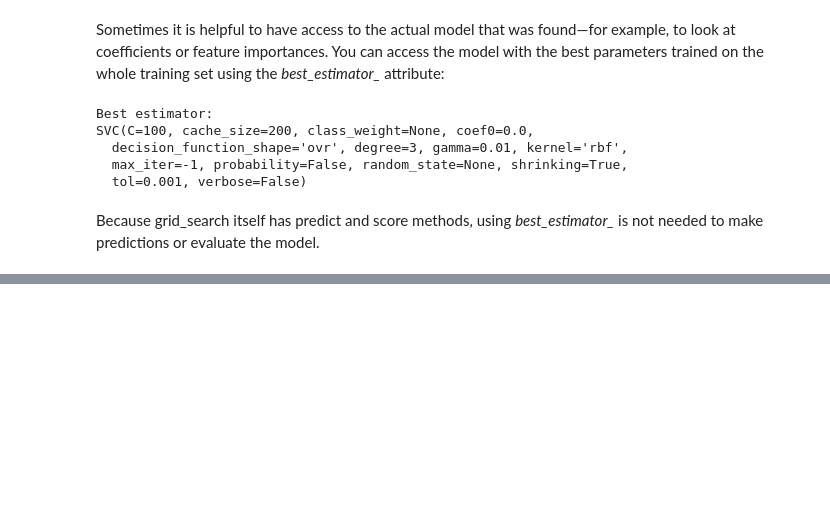
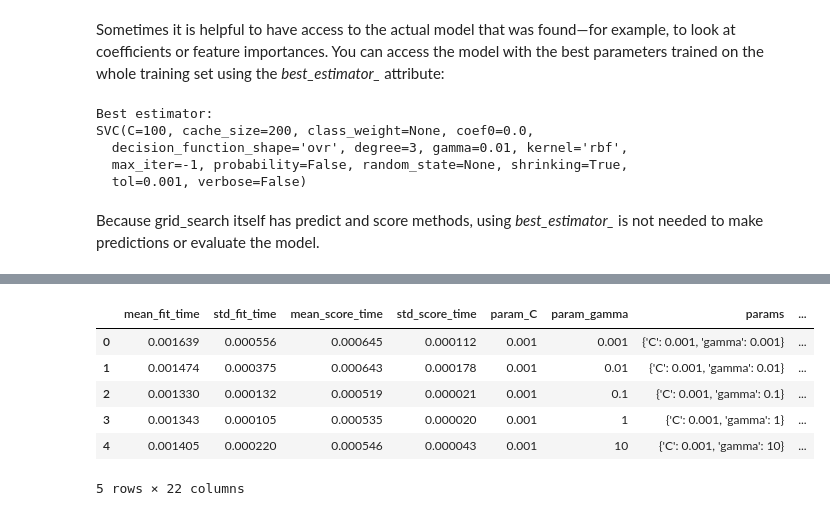
Before and after one commit to carlhinderer/python-ml-intro, a Jupyter notebook: notebooks/05_model_evaluation/b_grid_search.ipynb, the cells around one changed output, grey strips where cells are left out. Drawn from its saved outputs; the diff is of its cells as text; code cells hidden in the pictures; blank space fills up the shorter version.

```diff
--- a/notebooks/05_model_evaluation/b_grid_search.ipynb
+++ b/notebooks/05_model_evaluation/b_grid_search.ipynb
@@ -277,0 +282,15 @@ Because grid_search itself has predict and score methods, using *best_estimator_
+# %%
+import pandas as pd
+
+# Convert to DataFrame
+results = pd.DataFrame(grid_search.cv_results_)
+# Show the first 5 rows
+display(results.head())
+# %% [output]
+|  | mean_fit_time | std_fit_time | mean_score_time | std_score_time | param_C | param_gamma | params | ... |
+| 0 | 0.001639 | 0.000556 | 0.000645 | 0.000112 | 0.001 | 0.001 | {'C': 0.001, 'gamma': 0.001} | ... |
+| 1 | 0.001474 | 0.000375 | 0.000643 | 0.000178 | 0.001 | 0.01 | {'C': 0.001, 'gamma': 0.01} | ... |
+| 2 | 0.001330 | 0.000132 | 0.000519 | 0.000021 | 0.001 | 0.1 | {'C': 0.001, 'gamma': 0.1} | ... |
+| 3 | 0.001343 | 0.000105 | 0.000535 | 0.000020 | 0.001 | 1 | {'C': 0.001, 'gamma': 1} | ... |
+| 4 | 0.001405 | 0.000220 | 0.000546 | 0.000043 | 0.001 | 10 | {'C': 0.001, 'gamma': 10} | ... |
+5 rows × 22 columns
```
Also changed, not shown: parts of 11 cells of this notebook.
